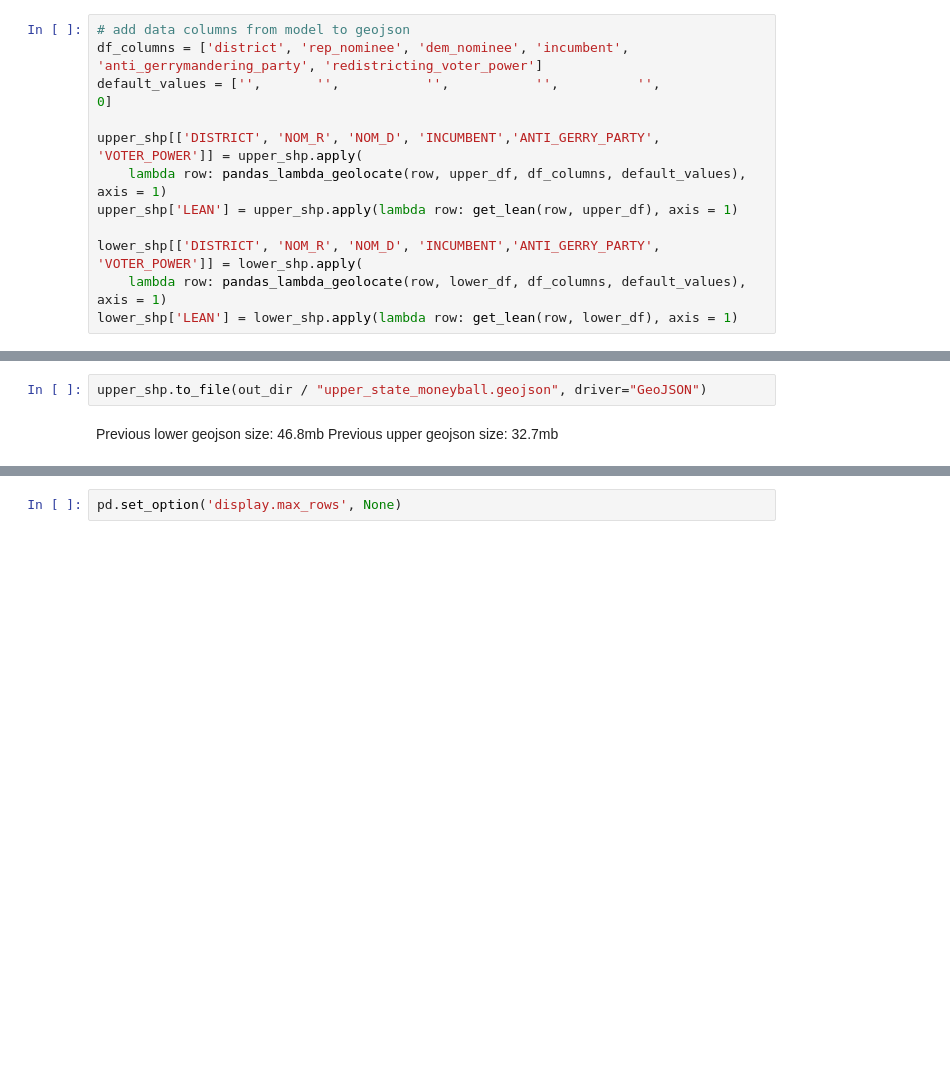
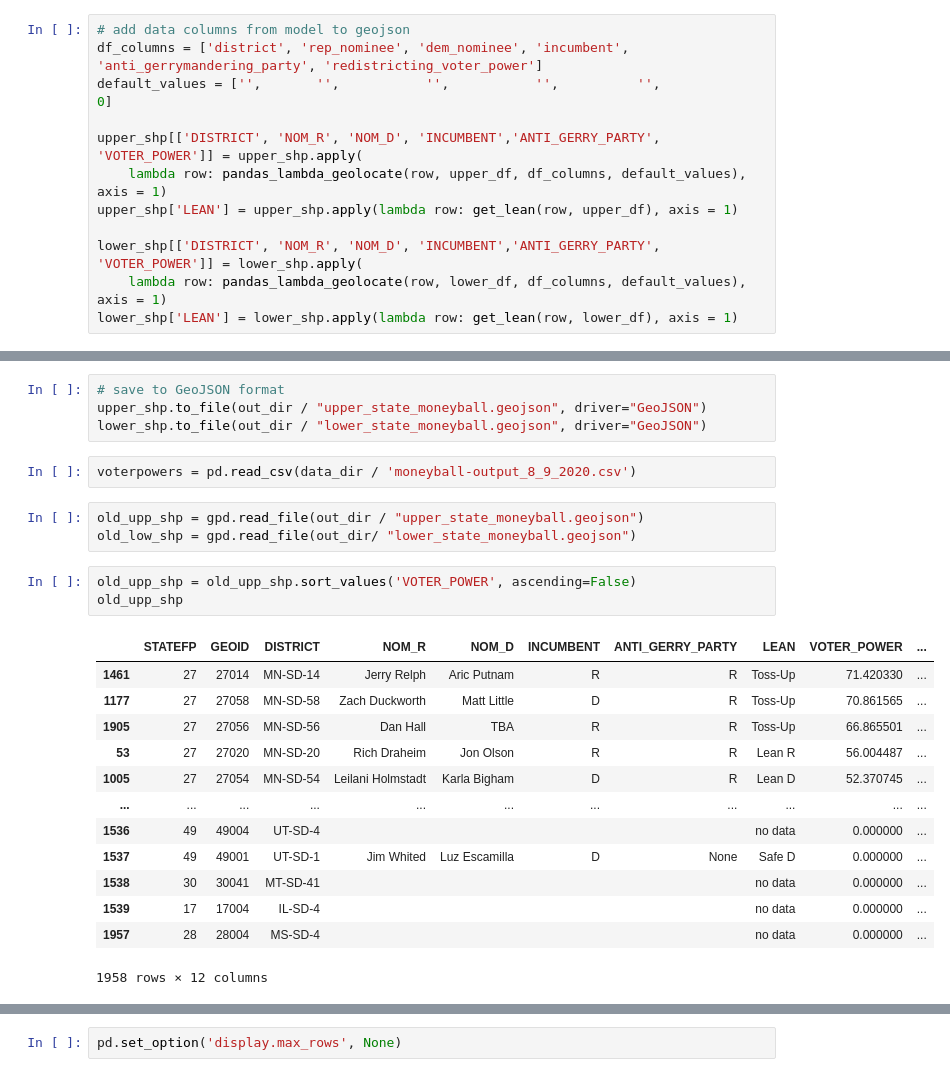
Before and after one commit to PrincetonUniversity/PEC-map, a Jupyter notebook: moneyball-data-munge.ipynb, the cells around one changed output, grey strips where cells are left out. Saved outputs shown, nothing was run; the diff lists cells and outputs as text; blank space fills up the shorter version.

Commit message:
new moneyball parsing

```diff
--- a/moneyball-data-munge.ipynb
+++ b/moneyball-data-munge.ipynb
@@ -318,5 +287,26 @@ upper_shp[upper_shp['VOTER_POWER'] != 0]
 # %%
+# save to GeoJSON format
 upper_shp.to_file(out_dir / "upper_state_moneyball.geojson", driver="GeoJSON")
+lower_shp.to_file(out_dir / "lower_state_moneyball.geojson", driver="GeoJSON")
-# %% [markdown]
-Previous lower geojson size: 46.8mb
-Previous upper geojson size: 32.7mb
+# %%
+voterpowers = pd.read_csv(data_dir / 'moneyball-output_8_9_2020.csv')
+# %%
+old_upp_shp = gpd.read_file(out_dir / "upper_state_moneyball.geojson")
+old_low_shp = gpd.read_file(out_dir/ "lower_state_moneyball.geojson")
+# %%
+old_upp_shp = old_upp_shp.sort_values('VOTER_POWER', ascending=False)
+old_upp_shp
+# %% [output]
+|  | STATEFP | GEOID | DISTRICT | NOM_R | NOM_D | INCUMBENT | ANTI_GERRY_PARTY | LEAN | VOTER_POWER | ... |
+| 1461 | 27 | 27014 | MN-SD-14 | Jerry Relph | Aric Putnam | R | R | Toss-Up | 71.420330 | ... |
+| 1177 | 27 | 27058 | MN-SD-58 | Zach Duckworth | Matt Little | D | R | Toss-Up | 70.861565 | ... |
+| 1905 | 27 | 27056 | MN-SD-56 | Dan Hall | TBA | R | R | Toss-Up | 66.865501 | ... |
+| 53 | 27 | 27020 | MN-SD-20 | Rich Draheim | Jon Olson | R | R | Lean R | 56.004487 | ... |
+| 1005 | 27 | 27054 | MN-SD-54 | Leilani Holmstadt | Karla Bigham | D | R | Lean D | 52.370745 | ... |
+| ... | ... | ... | ... | ... | ... | ... | ... | ... | ... | ... |
+| 1536 | 49 | 49004 | UT-SD-4 |  |  |  |  | no data | 0.000000 | ... |
+| 1537 | 49 | 49001 | UT-SD-1 | Jim Whited | Luz Escamilla | D | None | Safe D | 0.000000 | ... |
+| 1538 | 30 | 30041 | MT-SD-41 |  |  |  |  | no data | 0.000000 | ... |
+| 1539 | 17 | 17004 | IL-SD-4 |  |  |  |  | no data | 0.000000 | ... |
+| 1957 | 28 | 28004 | MS-SD-4 |  |  |  |  | no data | 0.000000 | ... |
+1958 rows × 12 columns
```
Also changed, not shown: parts of 25 cells of this notebook.
